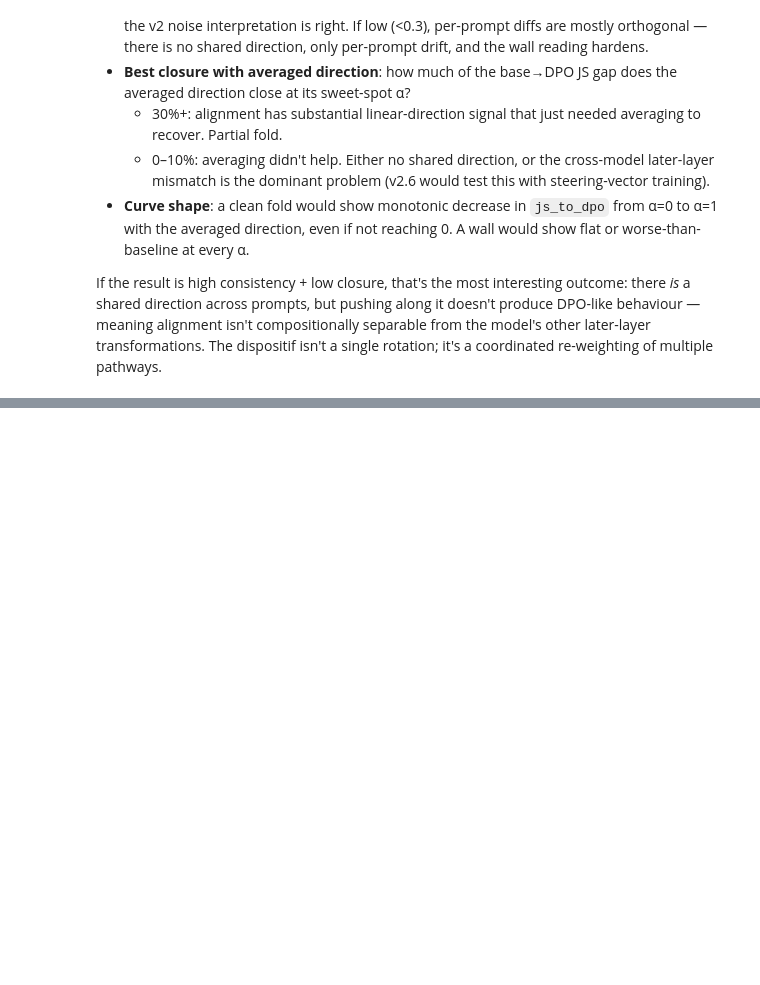
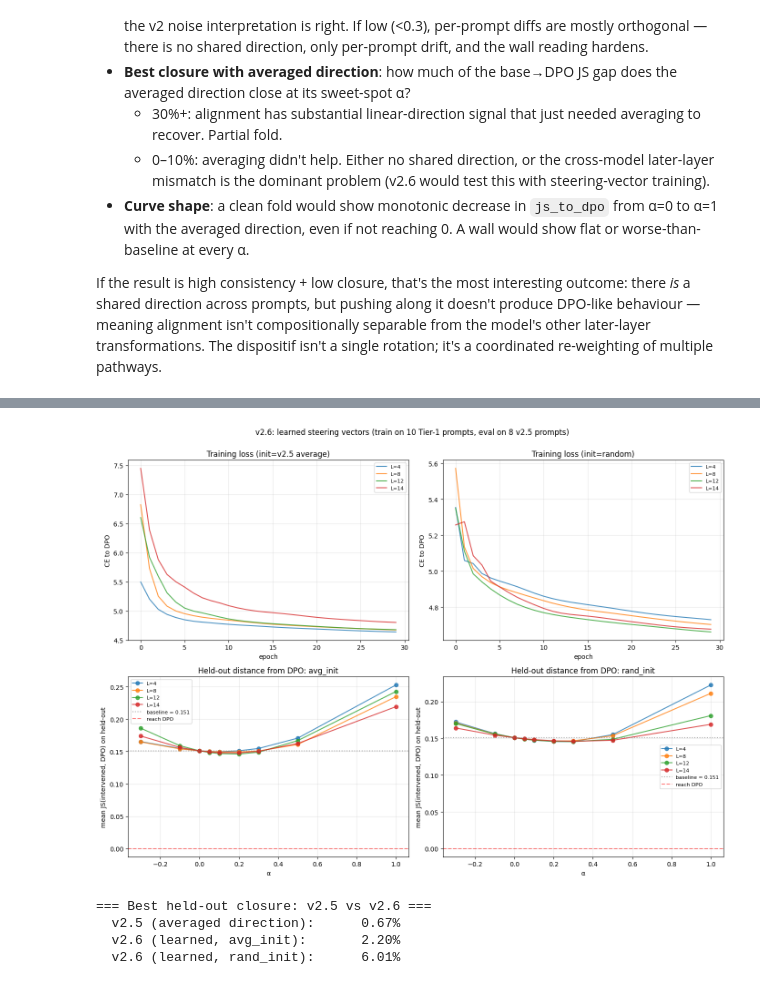
Before and after one commit to quadrismegistus/malign-logits, a Jupyter notebook: notebooks/08_trajectory_drift.ipynb, the cells around one changed output, grey strips where cells are left out. Cells and saved outputs as stored; diff of their text form; code cells hidden in the pictures; blank space fills up the shorter version.

```diff
--- a/notebooks/08_trajectory_drift.ipynb
+++ b/notebooks/08_trajectory_drift.ipynb
@@ -756,0 +772,18 @@ If the result is high consistency + low closure, that's the most interesting out
+# %%
+# Train/eval split: train on Tier-1 prompts NOT in our v2.5 subset; eval on the v2.5 subset
+TRAIN_KEYS = [k for k in TIER1_PROMPTS if k not in SUBSET_KEYS]
+EVAL_KEYS = SUBSET_KEYS
+print(f'Train: {len(TRAIN_KEYS)} prompts: {TRAIN_KEYS}')
+print(f'Eval (held out, = v2.5 subset): {len(EVAL_KEYS)} prompts')
+
+# Freeze model params — only the steering vector should have gradients
+for p in base_model.parameters(): p.requires_grad_(False)
+for p in dpo_model.parameters():  p.requires_grad_(False)
+
+# Pre-compute DPO target logits for all training prompts (no_grad, fp32 on CPU)
+print('\nPre-computing DPO targets for training prompts...')
+dpo_targets_train = {}
+for k in TRAIN_KEYS:
+    prompt = TIER1_PROMPTS[k]
+    dpo_targets_train[prompt] = last_logits(dpo_model, tokenizer, prompt)
+print(f'  cached {len(dpo_targets_train)} DPO logit tensors')
@@ -756,0 +942,47 @@ If the result is high consistency + low closure, that's the most interesting out
+# %%
+fig, axes = plt.subplots(2, 2, figsize=(14, 10))
+
+# Top row: training loss curves
+for L in LEARNED_LAYERS:
+    axes[0, 0].plot(training_losses[(L, 'avg_init')], label=f'L={L}', alpha=0.8)
+    axes[0, 1].plot(training_losses[(L, 'rand_init')], label=f'L={L}', alpha=0.8)
+axes[0, 0].set_title('Training loss (init=v2.5 average)')
+axes[0, 1].set_title('Training loss (init=random)')
+for ax in axes[0]:
+    ax.set_xlabel('epoch'); ax.set_ylabel('CE to DPO')
+    ax.grid(alpha=0.3); ax.legend(fontsize=8)
+
+# Bottom row: held-out closure curves vs α
+mean_v26 = df_v26.groupby(['init', 'layer', 'alpha'])['js_to_dpo'].mean().reset_index()
+mean_baseline = df_v26.groupby(['label'])['baseline_js'].first().mean()
+
+for ax_idx, init_name in enumerate(['avg_init', 'rand_init']):
+    ax = axes[1, ax_idx]
+    sub = mean_v26[mean_v26['init'] == init_name]
+    for L in LEARNED_LAYERS:
+        sub_L = sub[sub['layer'] == L].sort_values('alpha')
+        ax.plot(sub_L['alpha'], sub_L['js_to_dpo'], '-o', label=f'L={L}', alpha=0.8)
+    ax.axhline(mean_baseline, color='gray', linestyle=':', alpha=0.7, label=f'baseline = {mean_baseline:.3f}')
+    ax.axhline(0, color='red', linestyle='--', alpha=0.5, label='reach DPO')
+    ax.set_xlabel('α'); ax.set_ylabel('mean JS(intervened, DPO) on held-out')
+    ax.set_title(f'Held-out distance from DPO: {init_name}')
+    ax.grid(alpha=0.3); ax.legend(fontsize=8)
+
+plt.suptitle('v2.6: learned steering vectors (train on 10 Tier-1 prompts, eval on 8 v2.5 prompts)', y=1.00)
+plt.tight_layout()
+plt.show()
+
+# Comparison summary table
+print('\n=== Best held-out closure: v2.5 vs v2.6 ===')
+v25_best = closure_summary['mean_closure_pct'].max()
+v26_best_avg = best_per[best_per['init'] == 'avg_init']['mean_closure_pct'].max()
+v26_best_rand = best_per[best_per['init'] == 'rand_init']['mean_closure_pct'].max()
+print(f'  v2.5 (averaged direction):    {v25_best:6.2f}%')
+print(f'  v2.6 (learned, avg_init):     {v26_best_avg:6.2f}%')
+print(f'  v2.6 (learned, rand_init):    {v26_best_rand:6.2f}%')
+# %% [output]
+[figure, added]
+=== Best held-out closure: v2.5 vs v2.6 ===
+  v2.5 (averaged direction):      0.67%
+  v2.6 (learned, avg_init):       2.20%
+  v2.6 (learned, rand_init):      6.01%
```
Also changed, not shown: parts of 7 cells of this notebook, 1 other file.
